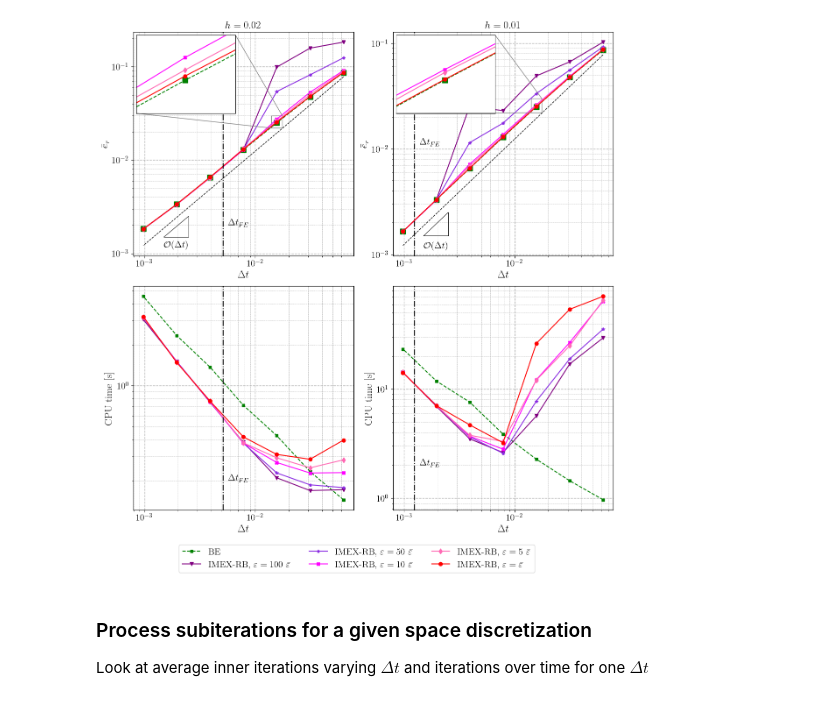
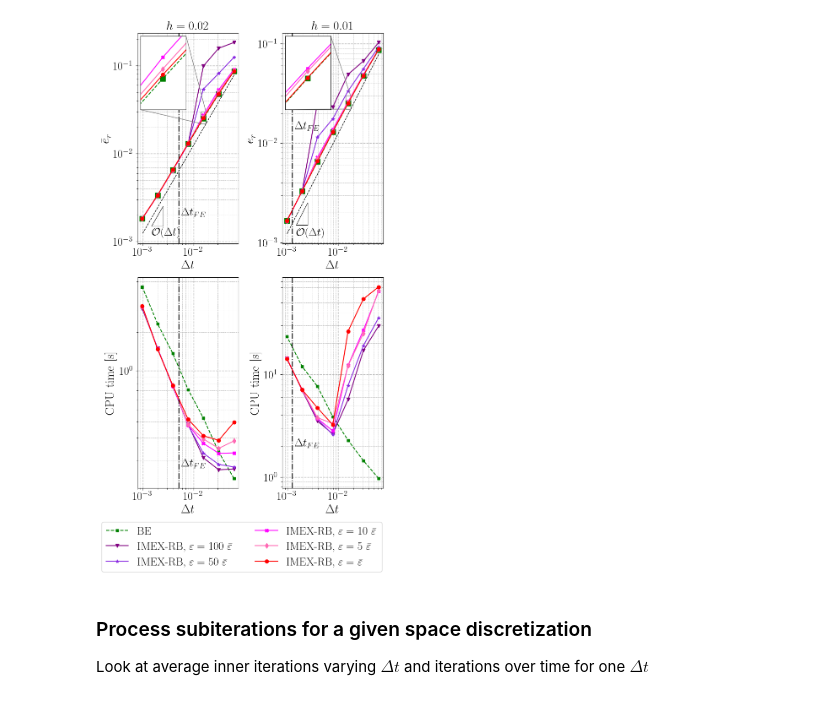
Before and after one commit to Fra-Sala/IMEX-RB, a Jupyter notebook: postprocessing/AdvDiff2D/EPSvsNt.ipynb, the cells around one changed output. Cells and saved outputs as stored; diff of their text form; code cells hidden in the pictures.

```diff
--- a/postprocessing/AdvDiff2D/EPSvsNt.ipynb
+++ b/postprocessing/AdvDiff2D/EPSvsNt.ipynb
@@ -20,7 +20,7 @@ base_dir = os.path.abspath(os.path.join(os.getcwd(), ''))
 # %%
 from mpl_toolkits.axes_grid1.inset_locator import inset_axes, mark_inset
 
-fig, axs = plt.subplots(2, 2, figsize=(12, 12))
+fig, axs = plt.subplots(2, 2, figsize=(7, 12))
 
 # Plotting styles
 all_markers = ['v', '*', 'X', 'd', 'o', 'p', 's', 'h']
@@ -36,8 +36,8 @@ all_labels = [
     r"IMEX-RB, $\varepsilon = 0.01 \ \bar{\varepsilon}$",
     r"IMEX-RB, $\varepsilon = 0.001 \ \bar{\varepsilon}$"
 ]
-larger_fontsize = 17
-smaller_fontsize = 15
+larger_fontsize = 21
+smaller_fontsize = 19
 
 problem_name = 'AdvDiff2D'
 # Load the single results file which now contains data for all Nx_values
@@ -63,7 +63,7 @@ Nt_FE_all = results['Nt_FE']           # array of FE stability thresholds, lengt
 nIMEX = errIMEX_all.shape[1]  # number of epsilon cases
 
 xdeltaFE = [1 / Nt_FE * 1.1 for Nt_FE in Nt_FE_all for _ in range(2)]
-ydeltaFE = [2e-3, 2e-1, 1.1e-2, 2e0]
+ydeltaFE = [2e-3, 1.8e-1, 1.4e-2, 2e0]
 
 # Plot
 for col, Nx in enumerate(Nx_values):
@@ -143,36 +143,36 @@ for col, Nx in enumerate(Nx_values):
         c = all_colors[idx]
         lbl = all_labels[idx]
         ax_time.loglog(1 / Nts, timesIMEX[:, idx],
                        f'-{m}', markersize=6, color=c, label=lbl)
 
     ax_time.axvline(1 / Nt_FE, color='k', linestyle='-.')
     ax_time.text(
         xdeltaFE[2*col+1],
         ydeltaFE[2*col+1],
         r"$\Delta t_{FE}$",
         fontsize=smaller_fontsize,
         color='k'
     )
     ax_time.tick_params(axis='both', which='major', labelsize=smaller_fontsize)
     ax_time.grid(which='major', linestyle='--', linewidth=1)
     ax_time.grid(which='minor', linestyle='--', linewidth=0.5)
     ax_time.set_xlabel(r"$\Delta t$", fontsize=larger_fontsize)
     ax_time.set_ylabel("CPU time [s]", fontsize=larger_fontsize)
 
 # External legend for both error and time plots
 handles, labels = axs[1, 0].get_legend_handles_labels()
 fig.legend(
     handles,
     labels,
     loc='lower center',
-    bbox_to_anchor=(0.5, -0.07),
+    bbox_to_anchor=(0.5, -0.11),
     fontsize=smaller_fontsize,
-    ncol=3
+    ncol=2
 )
 plt.tight_layout()
 plt.savefig('plots/' + f'{problem_name}_' + f'convergence_times_eps.pdf', bbox_inches="tight")
 # %% [output]
-[figure, old version]
+[figure, new version]
 # %% [markdown]
 ### Process subiterations for a given space discretization
 Look at average inner iterations varying $\Delta t$ and iterations over time
```
Also changed, not shown: 4 other files.
